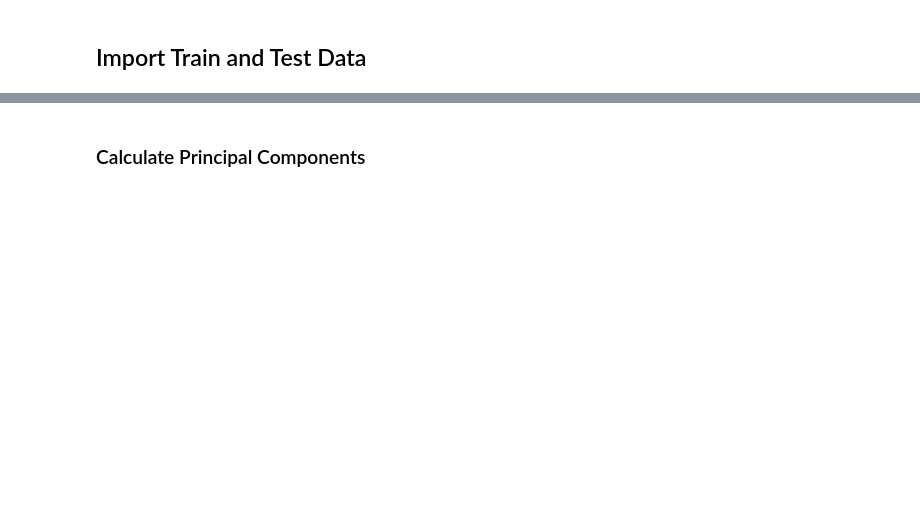
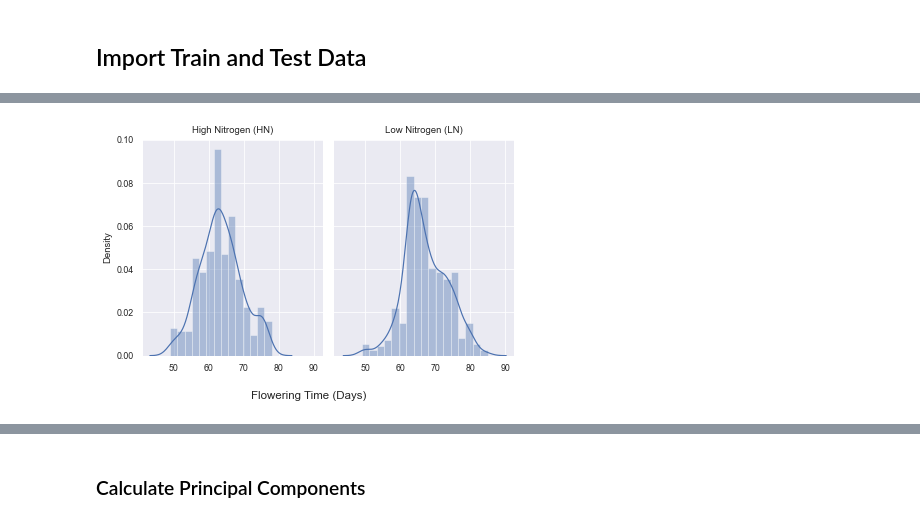
Before and after one commit to aime-valentin/sorghum_flowering_time_prediction, a Jupyter notebook: notebooks/days_to_bloom/sorghum_flowering_predictions_with_ExtraTrees_yellow-1.3.ipynb, the cells around one changed output, grey strips where cells are left out. Drawn from its saved outputs; the diff is of its cells as text; code cells hidden in the pictures; blank space fills up the shorter version.

```diff
--- a/notebooks/days_to_bloom/sorghum_flowering_predictions_with_ExtraTrees_yellow-1.3.ipynb
+++ b/notebooks/days_to_bloom/sorghum_flowering_predictions_with_ExtraTrees_yellow-1.3.ipynb
@@ -38,0 +109,15 @@ df.head(3)
+# %%
+#drop outliers in HN with DaysToBloom over 80
+df= df[((df['DaysToBloom']<80) & (df.Treatment == "HN")) | (df.Treatment == "LN")]
+#distribution plot of daystobloom
+sns.set_context('paper')
+f, (ax1,ax2)  = plt.subplots(1, 2, sharex=True, sharey= True)
+sns.distplot( x = df[df.Treatment =="HN"]['DaysToBloom'],  kde =True, norm_hist = True, ax = ax1)
+sns.distplot( x = df[df.Treatment =="LN"]['DaysToBloom'],  kde =True, norm_hist = True, ax = ax2)
+plt.ylabel("")
+ax1.set_title("High Nitrogen (HN)")
+ax2.set_title("Low Nitrogen (LN)")
+f.supxlabel("Flowering Time (Days)")
+plt.tight_layout()
+# %% [output]
+[figure, added]
```
Also changed, not shown: parts of 41 cells of this notebook, 10 other files.
